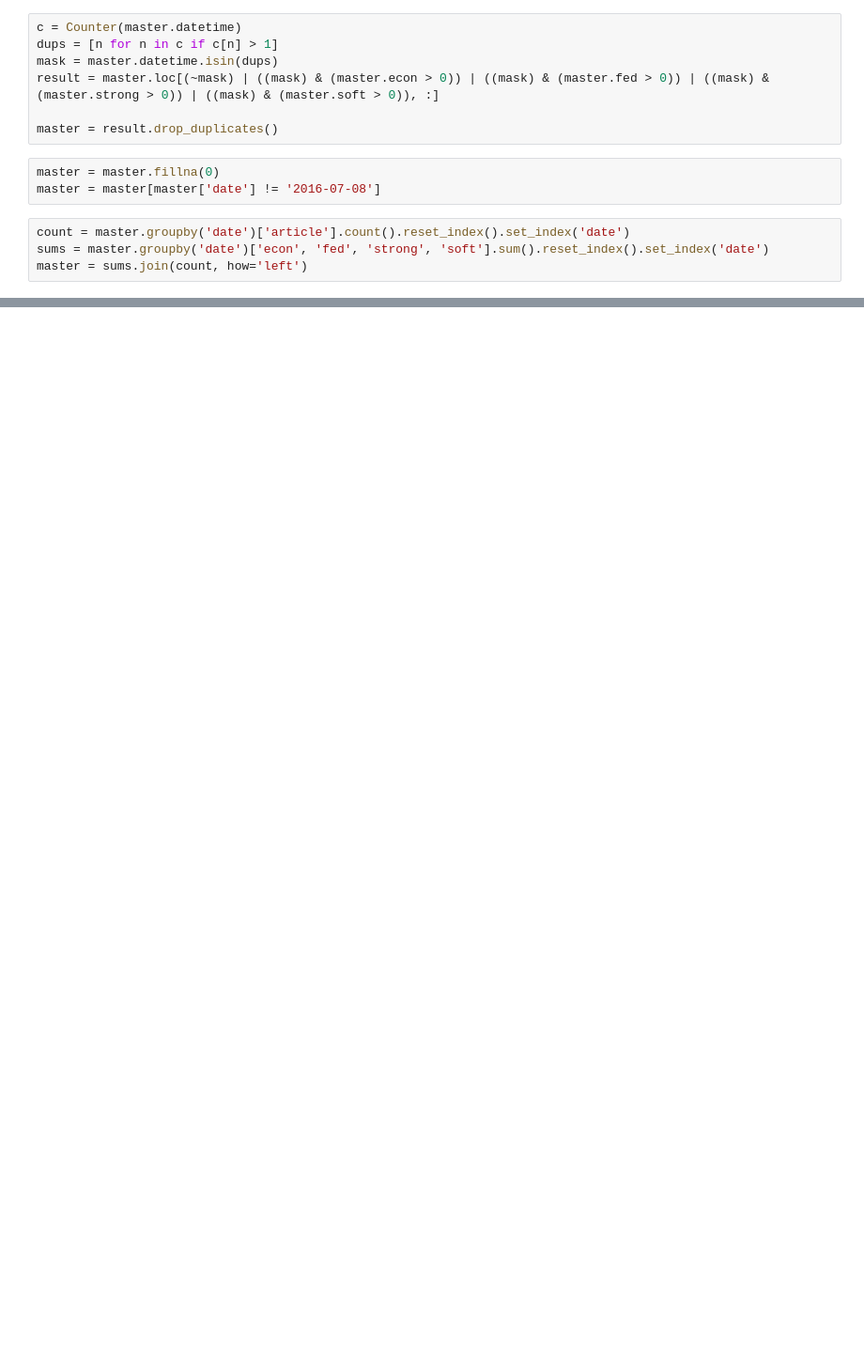
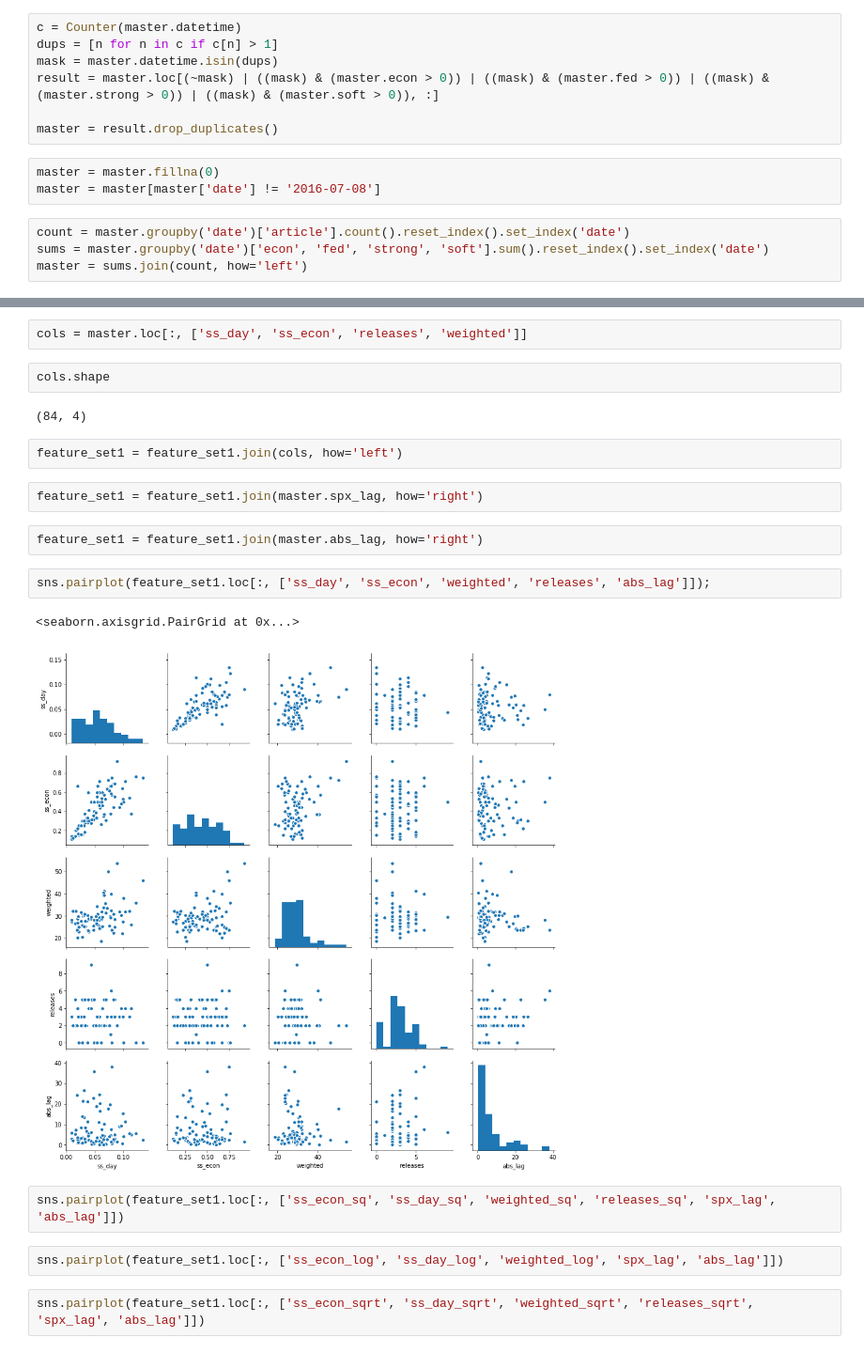
Before and after one commit to samfunk/project_luther, a Jupyter notebook: marketwatch.ipynb, the cells around one changed output, grey strips where cells are left out. Shown at 94% size. Drawn from its saved outputs; the diff is of its cells as text; blank space fills up the shorter version.

```diff
--- a/marketwatch.ipynb
+++ b/marketwatch.ipynb
@@ -197,0 +276,23 @@ def breadcrumbs(url):
+# %%
+cols = master.loc[:, ['ss_day', 'ss_econ', 'releases', 'weighted']]
+# %%
+cols.shape
+# %% [output]
+(84, 4)
+# %%
+feature_set1 = feature_set1.join(cols, how='left')
+# %%
+feature_set1 = feature_set1.join(master.spx_lag, how='right')
+# %%
+feature_set1 = feature_set1.join(master.abs_lag, how='right')
+# %%
+sns.pairplot(feature_set1.loc[:, ['ss_day', 'ss_econ', 'weighted', 'releases', 'abs_lag']]);
+# %% [output]
+<seaborn.axisgrid.PairGrid at 0x...>
+[figure, added]
+# %%
+sns.pairplot(feature_set1.loc[:, ['ss_econ_sq', 'ss_day_sq', 'weighted_sq', 'releases_sq', 'spx_lag', 'abs_lag']])
+# %%
+sns.pairplot(feature_set1.loc[:, ['ss_econ_log', 'ss_day_log', 'weighted_log', 'spx_lag', 'abs_lag']])
+# %%
+sns.pairplot(feature_set1.loc[:, ['ss_econ_sqrt', 'ss_day_sqrt', 'weighted_sqrt', 'releases_sqrt', 'spx_lag', 'abs_lag']])
```
Also changed, not shown: parts of 83 cells of this notebook, 2 other files.
